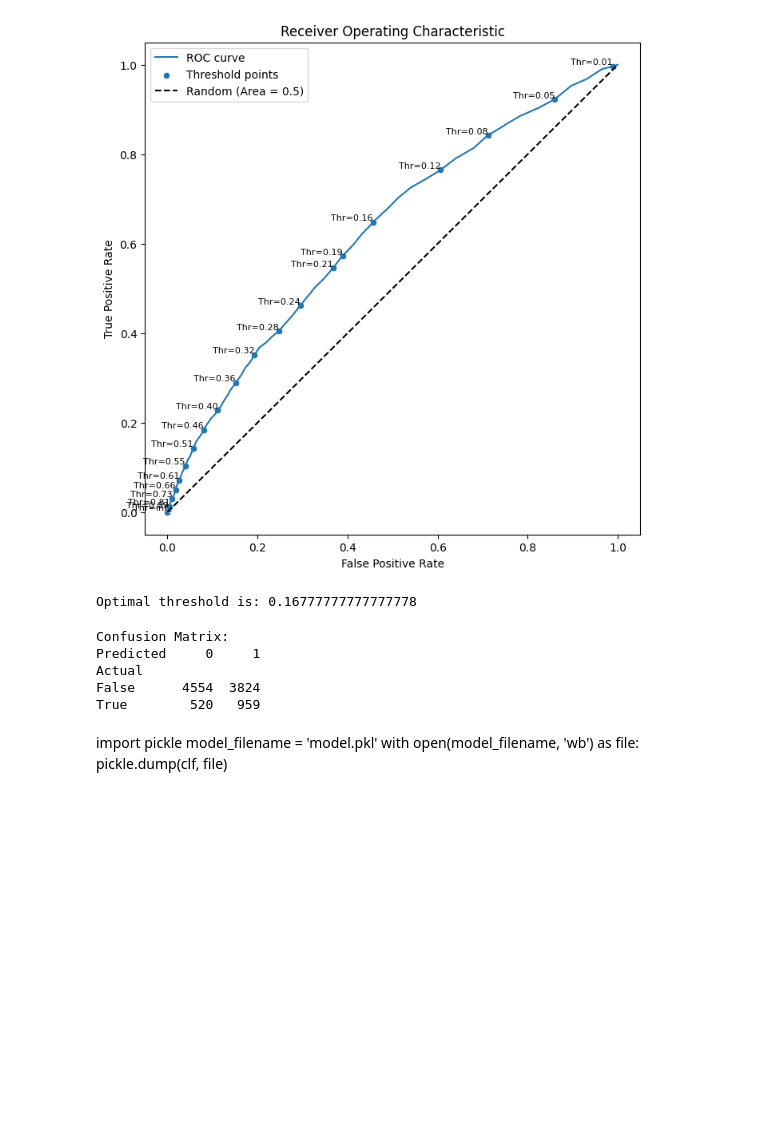
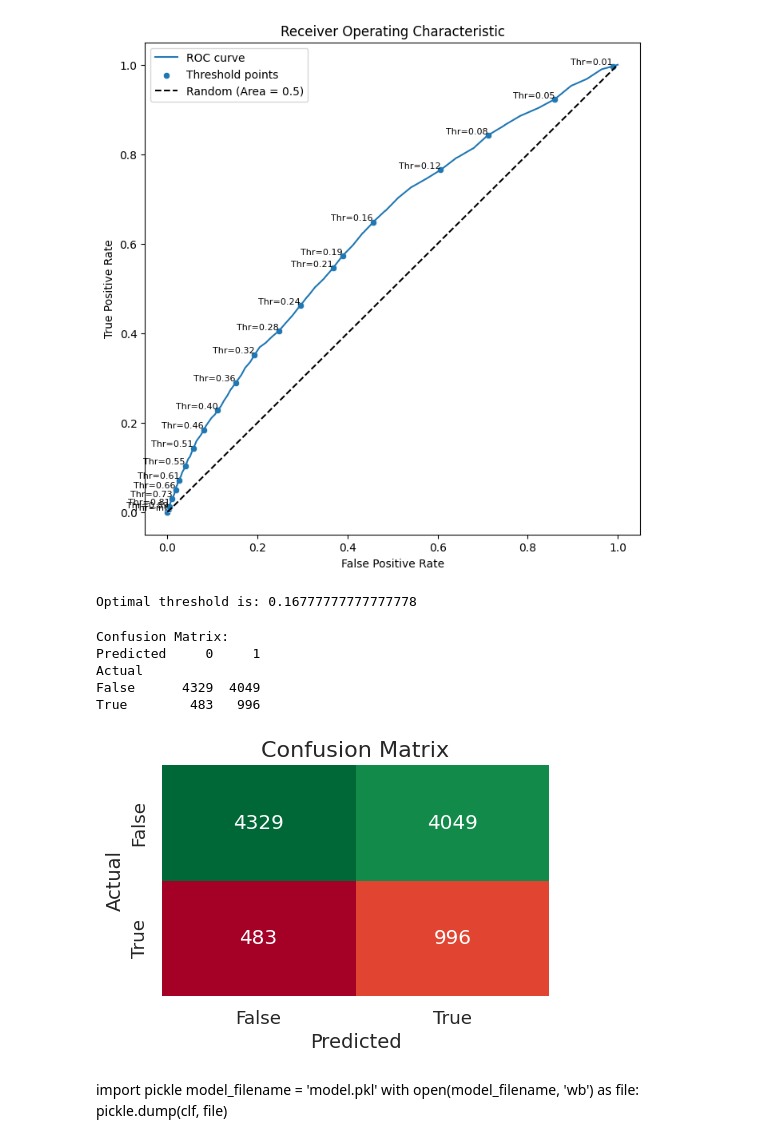
Before and after one commit to JOCRZ/BritishAirways-Intership, a Jupyter notebook: British-Airways/Ipython-book/model.ipynb, the cells around one changed output. Drawn from its saved outputs; the diff is of its cells as text; code cells hidden in the pictures; blank space fills up the shorter version.

```diff
--- a/British-Airways/Ipython-book/model.ipynb
+++ b/British-Airways/Ipython-book/model.ipynb
@@ -884,9 +884,11 @@ Optimal threshold is: 0.16777777777777778
 # Find the optimal threshold that maximizes Youden's J statistic
 optimal_threshold_index = np.argmax(tpr - fpr)
 optimal_threshold = thresholds[optimal_threshold_index]
+# %%
+ot = 0.16
 # %%
 # Convert predicted probabilities to binary predictions using the optimal threshold
-binary_predictions = (pred_score >= optimal_threshold).astype(int)
+binary_predictions = (pred_score >= ot).astype(int)
 
 # Evaluate the performance with the optimal threshold
 confusion_matrix = pd.crosstab(y_test, binary_predictions, rownames=['Actual'], colnames=['Predicted'])
@@ -895,8 +897,35 @@ print(f'Confusion Matrix:\n{confusion_matrix}')
 Confusion Matrix:
 Predicted     0     1
 Actual
-False      4554  3824
-True        520   959
+False      4329  4049
+True        483   996
+# %%
+import seaborn as sns
+import matplotlib.pyplot as plt
+from sklearn.metrics import confusion_matrix
+
+# Assuming pred_score and y_test are defined
+
+# Calculate binary predictions based on the optimal threshold
+binary_predictions = (pred_score >= ot).astype(int)
+
+# Calculate confusion matrix using scikit-learn's confusion_matrix function
+conf_matrix = confusion_matrix(y_test, binary_predictions)
+
+# Plot heatmap using Seaborn
+sns.set(font_scale=1.2)  # Adjust font scale if needed
+plt.figure(figsize=(5, 3))
+sns.heatmap(conf_matrix,annot=True,fmt='d',cmap='RdYlGn',cbar=False, xticklabels=labels, yticklabels=labels)
+
+# Customize labels and title
+plt.xlabel('Predicted', fontsize=14)
+plt.ylabel('Actual', fontsize=14)
+plt.title('Confusion Matrix', fontsize=16)
+
+# Show the plot
+plt.show()
+# %% [output]
+[figure, added]
 # %% [markdown]
 import pickle
 model_filename = 'model.pkl'
```
